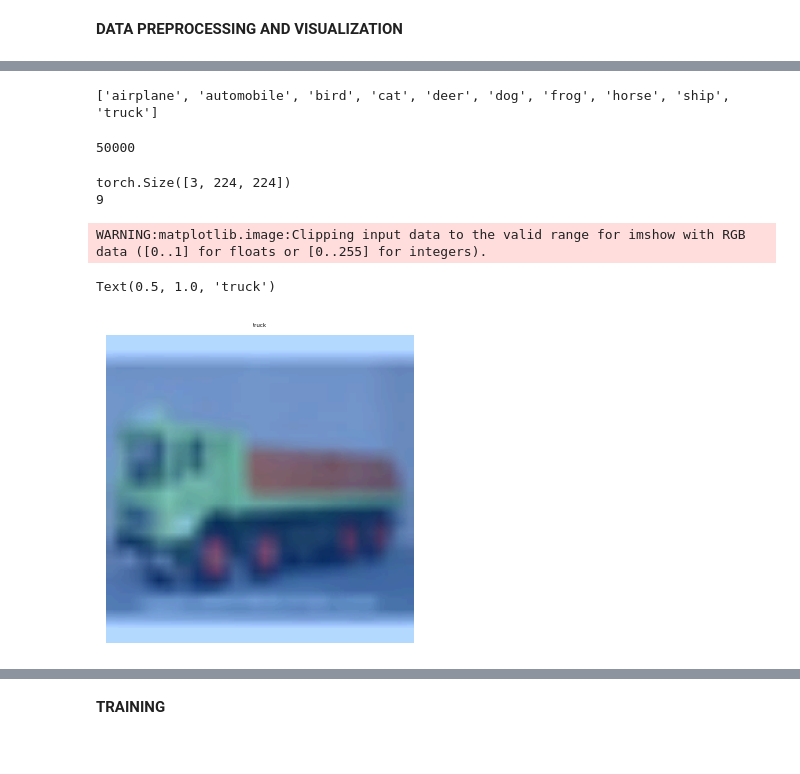
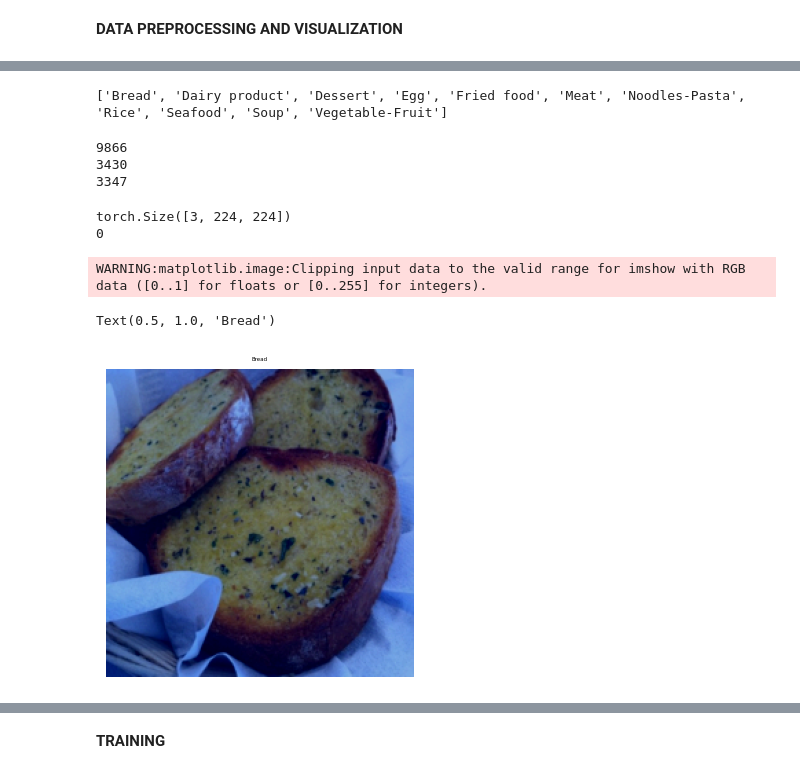
Before and after one commit to dasgauranga2/Deep-Learning-Fundamentals-Assignment-2, a Jupyter notebook: Assignment 2.ipynb, the cells around one changed output, grey strips where cells are left out. Drawn from its saved outputs; the diff is of its cells as text; code cells hidden in the pictures.

Commit message:
Using Food-11 dataset

```diff
--- a/Assignment 2.ipynb
+++ b/Assignment 2.ipynb
@@ -137,29 +59,37 @@ cifar_data = CIFAR10('train/', labels, image_transform)
+# %%
+train_data = datasets.ImageFolder('food-11/training/', transform=image_transform)
+val_data = datasets.ImageFolder('food-11/validation/', transform=image_transform)
+test_data = datasets.ImageFolder('food-11/evaluation/', transform=image_transform)
 # %%
-class_names = cifar_data.classes
+class_names = train_data.classes
 print(class_names)
 # %% [output]
-['airplane', 'automobile', 'bird', 'cat', 'deer', 'dog', 'frog', 'horse', 'ship', 'truck']
+['Bread', 'Dairy product', 'Dessert', 'Egg', 'Fried food', 'Meat', 'Noodles-Pasta', 'Rice', 'Seafood', 'Soup', 'Vegetable-Fruit']
-# %%
-print(len(cifar_data))
-# %% [output]
-50000
+# %%
+print(len(train_data))
+print(len(val_data))
+print(len(test_data))
+# %% [output]
+9866
+3430
+3347
 # %%
-image,label = cifar_data[0]
+image,label = train_data[0]
 print(image.shape)
 print(label)
 # %% [output]
 torch.Size([3, 224, 224])
-9
+0
 # %%
 # rearrange the image dimensions
 image_permute = image.permute(1,2,0)
 
 # display the image
 plt.figure(figsize=(6,4))
 plt.imshow(image_permute)
 plt.axis("off")
-plt.title(cifar_data.classes[label], fontsize=4)
+plt.title(train_data.classes[label], fontsize=4)
 # %% [output]
 WARNING:matplotlib.image:Clipping input data to the valid range for imshow with RGB data ([0..1] for floats or [0..255] for integers).
-Text(0.5, 1.0, 'truck')
+Text(0.5, 1.0, 'Bread')
-[figure, old version]
+[figure, new version]
```
Also changed, not shown: parts of 40 cells of this notebook.
